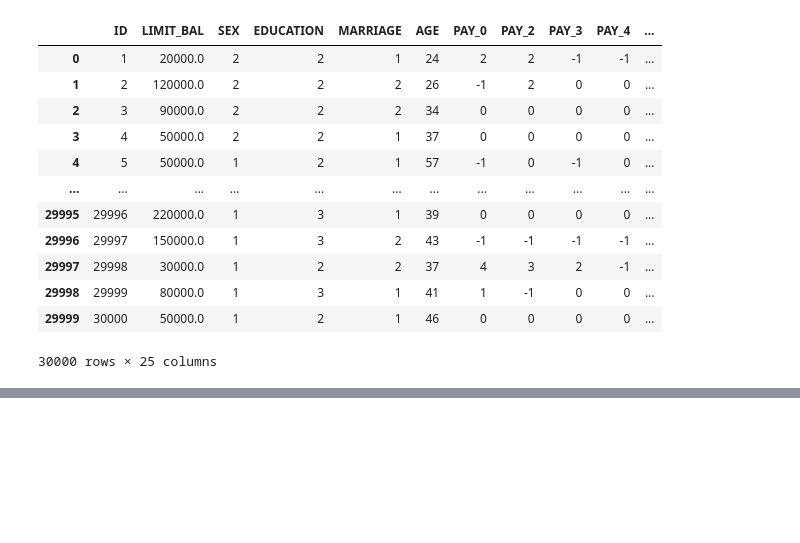
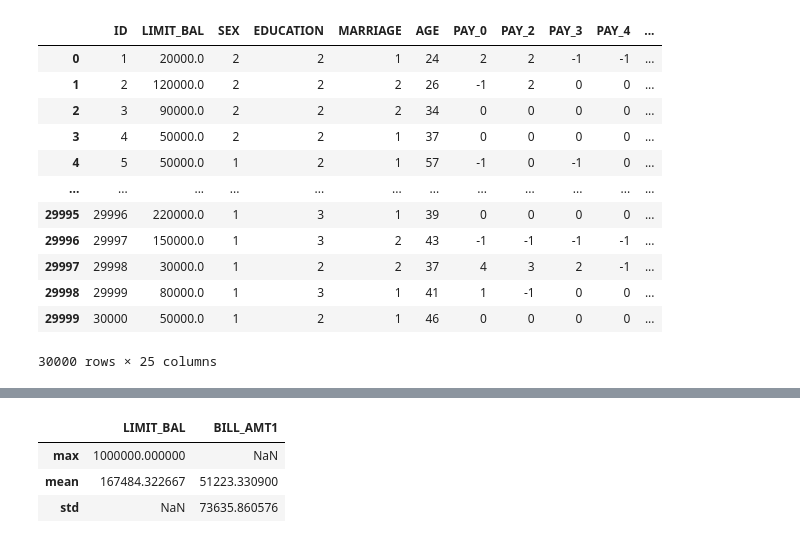
Before and after one commit to ibtesamfatma/DS_Projects, a Jupyter notebook: Credit_DM_Numpy_Pandas.ipynb, the cells around one changed output, grey strips where cells are left out. Cells and saved outputs as stored; diff of their text form; code cells hidden in the pictures; blank space fills up the shorter version.

```diff
--- a/Credit_DM_Numpy_Pandas.ipynb
+++ b/Credit_DM_Numpy_Pandas.ipynb
@@ -508,0 +249,7 @@ limit_bal.loc[0]
+# %%
+df.agg({'LIMIT_BAL':['max','mean'],'BILL_AMT1':['mean','std']})
+# %% [output]
+|  | LIMIT_BAL | BILL_AMT1 |
+| max | 1000000.000000 | NaN |
+| mean | 167484.322667 | 51223.330900 |
+| std | NaN | 73635.860576 |
```
Also changed, not shown: parts of 82 cells of this notebook, 3 other files.
